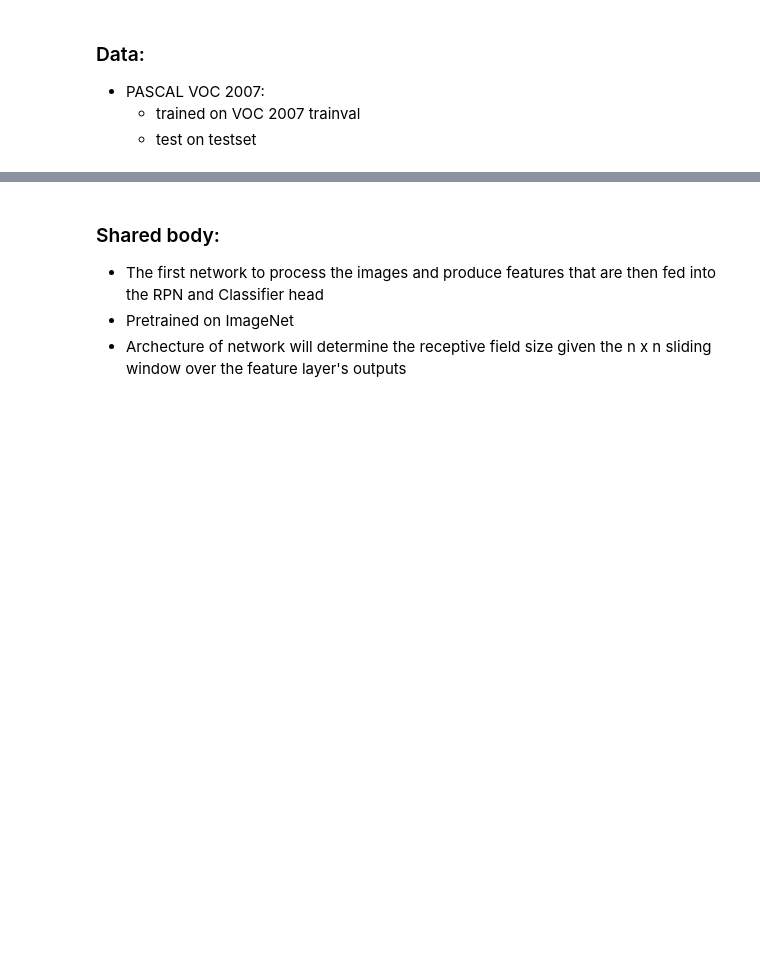
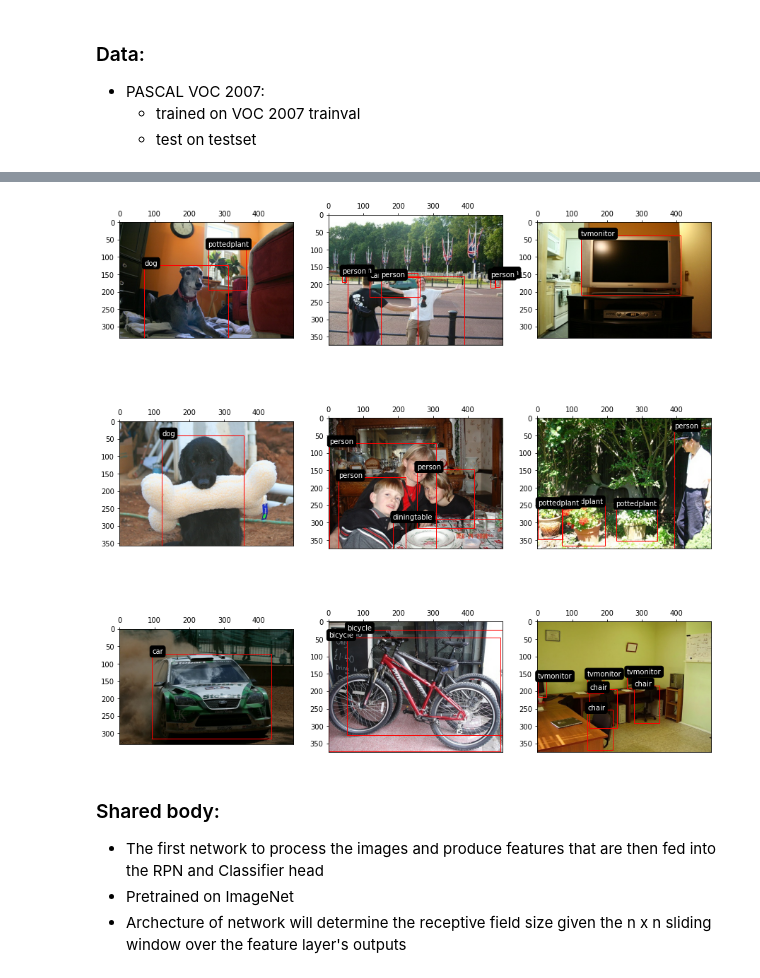
Before and after one commit to stanfidb/models, a Jupyter notebook: FasterRCNN.ipynb, the cells around one changed output, grey strips where cells are left out. Drawn from its saved outputs; the diff is of its cells as text; code cells hidden in the pictures; blank space fills up the shorter version.

Commit message:
Fleshed out the data preprocessing/imshow.

```diff
--- a/FasterRCNN.ipynb
+++ b/FasterRCNN.ipynb
@@ -51,0 +83,19 @@ test_ds, train_ds, valid_ds = tfds.load("voc").values()
+# %%
+@tf.function
+def preprocess_data(sample):
+    image = sample['image']
+    bboxes = sample['objects']['bbox']
+    bboxes = voc_to_rcnn_bbox(bboxes)
+    labels = sample['objects']['label']
+    return {'image': image, 'bboxes': bboxes, 'labels': labels}
+# %%
+def rcnn_to_pyplot_norm_bbox(rcnn_bbox):
+    # Note: top left is (0,0), bot right is (max,max)
+    #   - values a normalized b/w [0,1]
+    center_x, center_y, width, height = tf.split(rcnn_bbox, num_or_size_splits=4, axis=1)
+    # Pyplot is in ((xmin, ymin), width, height) format
+    #   - NOT normalized for plotting, will leave normalized for now
+    #   - for imshow: top-left is (0,0)
+    new_xmin = center_x - width/2.
+    new_ymin = center_y - height/2.
+    return tf.concat([new_xmin, new_ymin, width, height], axis=1)
@@ -52,3 +113,31 @@ test_ds, train_ds, valid_ds = tfds.load("voc").values()
+# %%
+test_ds, train_ds, valid_ds, _ = get_original_data_info()
+test_ds = test_ds.map(preprocess_data)
+train_ds = train_ds.map(preprocess_data)
+valid_ds = valid_ds.map(preprocess_data)
+# %%
+import matplotlib.pyplot as plt
+import matplotlib.patches as patches
+
+def plot_rcnn_bboxes(ax, image, bboxes, labels):
+    ax.imshow(image)
+    ax.xaxis.tick_top()
+    H, W, _ = image.shape
+    plt_bboxes = rcnn_to_pyplot_norm_bbox(bboxes)
+    for bbox,label in zip(plt_bboxes, labels):
+        plt_xmin, plt_ymin, width, height = bbox
+        rect = patches.Rectangle((plt_xmin*W, plt_ymin*H), width*W, height*H,
+                                 linewidth=1, edgecolor='r', facecolor='none')
+        ax.add_patch(rect)
+        ax.text(plt_xmin*W, plt_ymin*H, classlbls.int2str(label), c='w',
+                bbox=dict(facecolor='black', edgecolor='black', boxstyle='round'))
+# %%
+sample = next(iter(test_ds.take(1)))
+fig, axs = plt.subplots(3,3,figsize=(15,15)); axs = axs.flatten()
+for ax,sample in zip(axs,test_ds.take(9)):
+    plot_rcnn_bboxes(ax, **sample)
+# %% [output]
+[figure, added]
 # %% [markdown]
 ### Shared body:
 - The first network to process the images and produce features that are then fed into the RPN and Classifier head
```
Also changed, not shown: parts of 7 cells of this notebook.
